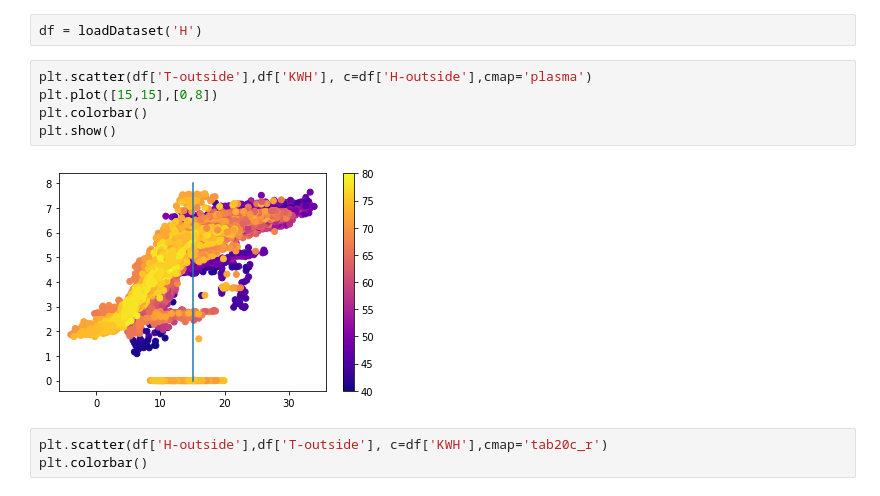
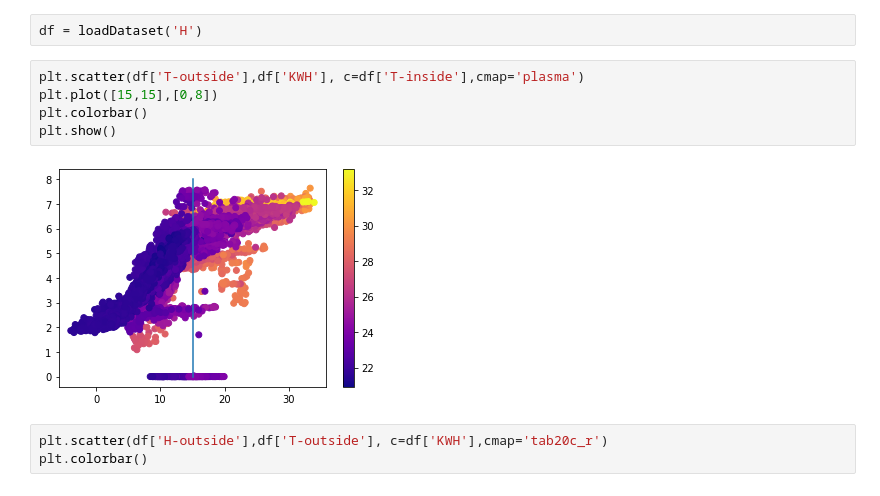
Before and after one commit to williambrach/air-conditioning-server-analysis, a Jupyter notebook: data_analysis.ipynb, the cells around one changed output. Drawn from its saved outputs; the diff is of its cells as text.

```diff
--- a/data_analysis.ipynb
+++ b/data_analysis.ipynb
@@ -66,12 +66,12 @@ def loadDataset(resampleParam):
 # %%
 df = loadDataset('H')
 # %%
-plt.scatter(df['T-outside'],df['KWH'], c=df['H-outside'],cmap='plasma')
+plt.scatter(df['T-outside'],df['KWH'], c=df['T-inside'],cmap='plasma')
 plt.plot([15,15],[0,8])
 plt.colorbar()
 plt.show()
 # %% [output]
-[figure, old version]
+[figure, new version]
 # %%
 plt.scatter(df['H-outside'],df['T-outside'], c=df['KWH'],cmap='tab20c_r')
 plt.colorbar()
```
Also changed, not shown: parts of 10 cells of this notebook.
